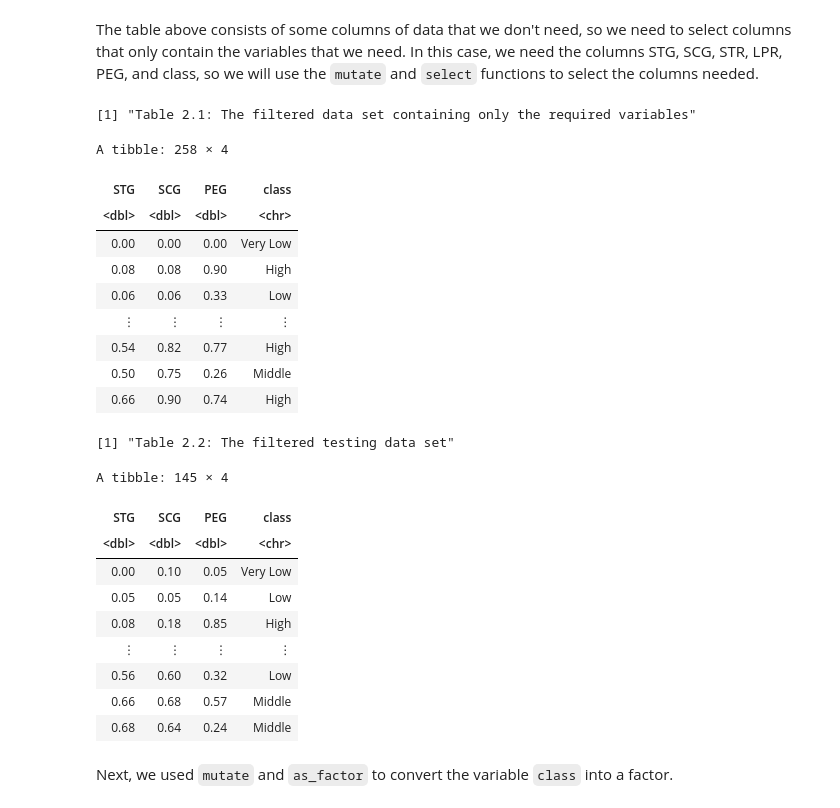
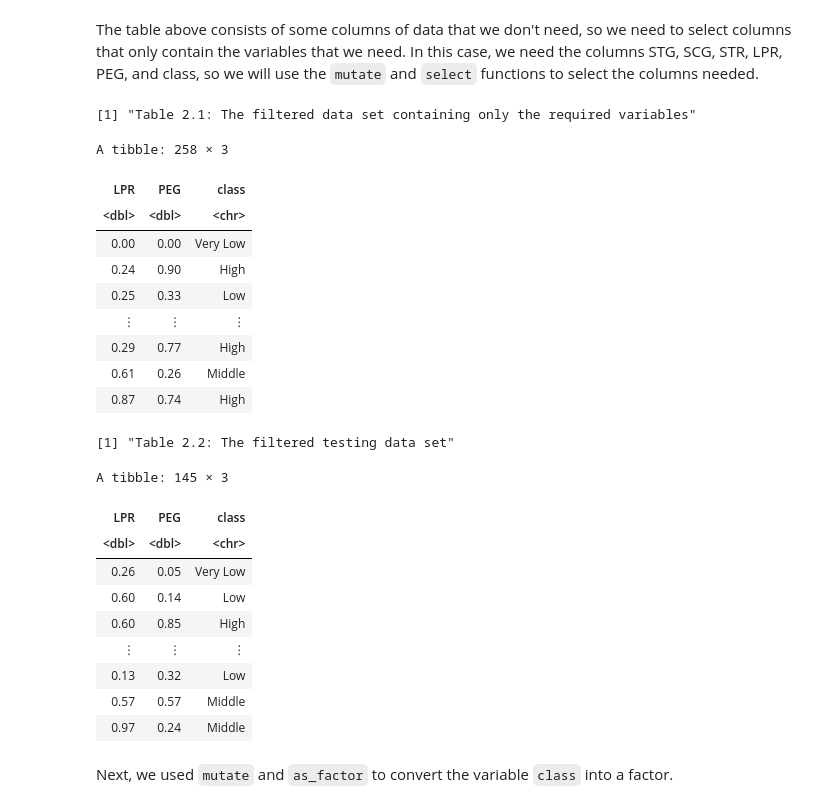
Before and after one commit to yui-ubc/dsci-100-2022w2-section006-group-27, a Jupyter notebook: Group_Project_Report (1).ipynb, the cells around one changed output. Cells and saved outputs as stored; diff of their text form; code cells hidden in the pictures.

```diff
--- a/Group_Project_Report (1).ipynb
+++ b/Group_Project_Report (1).ipynb
@@ -115,38 +115,48 @@ A tibble: 145 × 9
 The table above consists of some columns of data that we don't need, so we need to select columns that only contain the variables that we need. In this case, we need the columns STG, SCG, STR, LPR, PEG, and class, so we will use the `mutate` and `select` functions to select the columns needed.
 # %%
 # Selecting and factoring the necessary columns for our data analysis
+# print("Table 2.1: The filtered data set containing only the required variables")
+# knowledge_training <- mutate(knowledge_train, class=UNS) |>
+#          select(STG, SCG, PEG,class)
+# knowledge_training
+
+# print("Table 2.2: The filtered testing data set")
+# knowledge_testing<-mutate(knowledge_test, class=UNS)|>
+#     select(STG, SCG, PEG, class)
+# knowledge_testing
+
 print("Table 2.1: The filtered data set containing only the required variables")
 knowledge_training <- mutate(knowledge_train, class=UNS) |>
-         select(STG, SCG, PEG,class)
+         select(LPR, PEG,class)
 knowledge_training
 
 print("Table 2.2: The filtered testing data set")
 knowledge_testing<-mutate(knowledge_test, class=UNS)|>
-    select(STG, SCG, PEG, class)
+    select(LPR, PEG, class)
 knowledge_testing
 # %% [output]
 [1] "Table 2.1: The filtered data set containing only the required variables"
-A tibble: 258 × 4
+A tibble: 258 × 3
-| STG | SCG | PEG | class |
-| <dbl> | <dbl> | <dbl> | <chr> |
-| 0.00 | 0.00 | 0.00 | Very Low |
-| 0.08 | 0.08 | 0.90 | High |
-| 0.06 | 0.06 | 0.33 | Low |
-| ⋮ | ⋮ | ⋮ | ⋮ |
-| 0.54 | 0.82 | 0.77 | High |
-| 0.50 | 0.75 | 0.26 | Middle |
-| 0.66 | 0.90 | 0.74 | High |
+| LPR | PEG | class |
+| <dbl> | <dbl> | <chr> |
+| 0.00 | 0.00 | Very Low |
+| 0.24 | 0.90 | High |
+| 0.25 | 0.33 | Low |
+| ⋮ | ⋮ | ⋮ |
+| 0.29 | 0.77 | High |
+| 0.61 | 0.26 | Middle |
+| 0.87 | 0.74 | High |
 [1] "Table 2.2: The filtered testing data set"
-A tibble: 145 × 4
+A tibble: 145 × 3
-| STG | SCG | PEG | class |
-| <dbl> | <dbl> | <dbl> | <chr> |
-| 0.00 | 0.10 | 0.05 | Very Low |
-| 0.05 | 0.05 | 0.14 | Low |
-| 0.08 | 0.18 | 0.85 | High |
-| ⋮ | ⋮ | ⋮ | ⋮ |
-| 0.56 | 0.60 | 0.32 | Low |
-| 0.66 | 0.68 | 0.57 | Middle |
-| 0.68 | 0.64 | 0.24 | Middle |
+| LPR | PEG | class |
+| <dbl> | <dbl> | <chr> |
+| 0.26 | 0.05 | Very Low |
+| 0.60 | 0.14 | Low |
+| 0.60 | 0.85 | High |
+| ⋮ | ⋮ | ⋮ |
+| 0.13 | 0.32 | Low |
+| 0.57 | 0.57 | Middle |
+| 0.97 | 0.24 | Middle |
 # %% [markdown]
 Next, we used `mutate` and `as_factor` to convert the variable `class` into a factor.
 # %%
```
Also changed, not shown: parts of 15 cells of this notebook.
